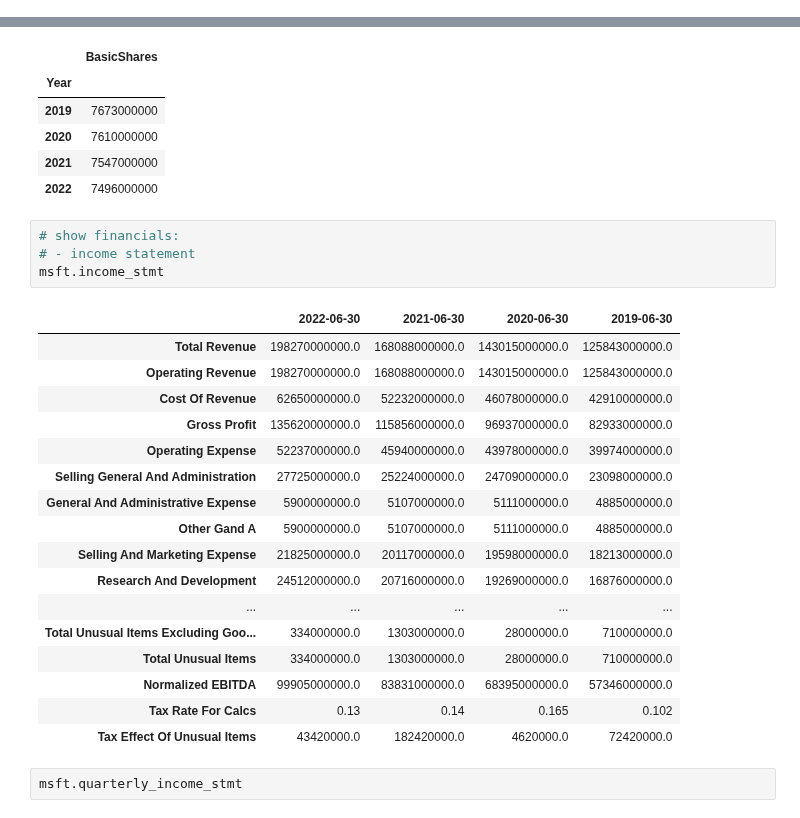
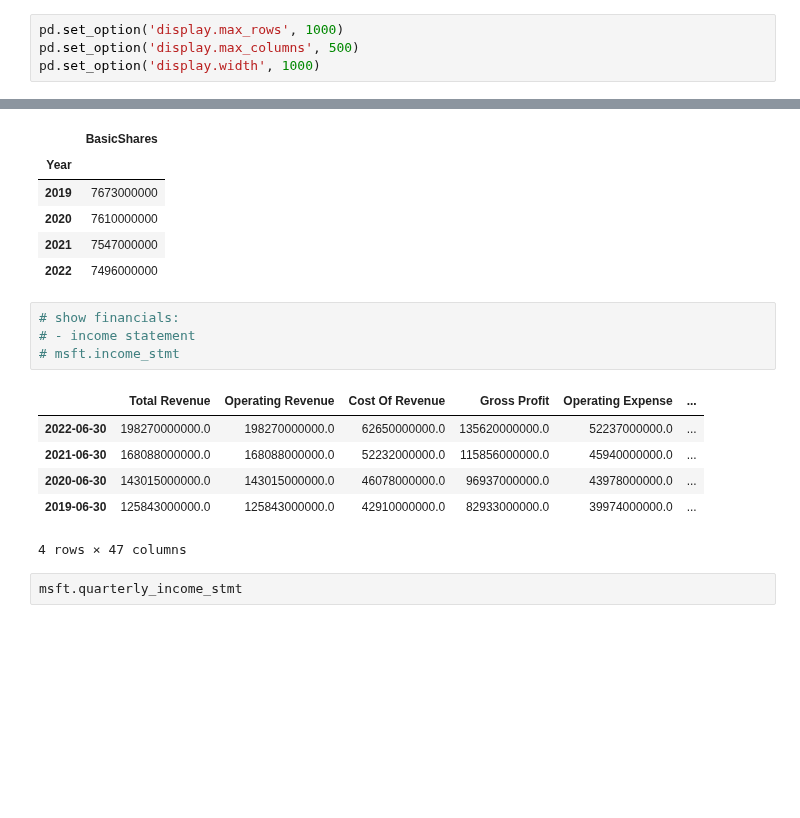
Before and after one commit to ChapnesAl/Tinkoff_Investment, a Jupyter notebook: lessons_and_tests/find_strs/finn.ipynb, the cells around one changed output, grey strips where cells are left out. Cells and saved outputs as stored; diff of their text form; blank space fills up the shorter version.

```diff
--- a/lessons_and_tests/find_strs/finn.ipynb
+++ b/lessons_and_tests/find_strs/finn.ipynb
@@ -5,6 +5,10 @@ import yfinance as yf
 import matplotlib.pyplot as plt
 
 %matplotlib inline
+# %%
+pd.set_option('display.max_rows', 1000)
+pd.set_option('display.max_columns', 500)
+pd.set_option('display.width', 1000)
 # %%
 msft = yf.Ticker("MSFT")
 # %% [markdown]
@@ -122,25 +126,14 @@ msft.shares
 # %%
 # show financials:
 # - income statement
-msft.income_stmt
+# msft.income_stmt
 # %% [output]
-|  | 2022-06-30 | 2021-06-30 | 2020-06-30 | 2019-06-30 |
-| Total Revenue | 198270000000.0 | 168088000000.0 | 143015000000.0 | 125843000000.0 |
-| Operating Revenue | 198270000000.0 | 168088000000.0 | 143015000000.0 | 125843000000.0 |
-| Cost Of Revenue | 62650000000.0 | 52232000000.0 | 46078000000.0 | 42910000000.0 |
-| Gross Profit | 135620000000.0 | 115856000000.0 | 96937000000.0 | 82933000000.0 |
-| Operating Expense | 52237000000.0 | 45940000000.0 | 43978000000.0 | 39974000000.0 |
-| Selling General And Administration | 27725000000.0 | 25224000000.0 | 24709000000.0 | 23098000000.0 |
-| General And Administrative Expense | 5900000000.0 | 5107000000.0 | 5111000000.0 | 4885000000.0 |
-| Other Gand A | 5900000000.0 | 5107000000.0 | 5111000000.0 | 4885000000.0 |
-| Selling And Marketing Expense | 21825000000.0 | 20117000000.0 | 19598000000.0 | 18213000000.0 |
-| Research And Development | 24512000000.0 | 20716000000.0 | 19269000000.0 | 16876000000.0 |
-| ... | ... | ... | ... | ... |
-| Total Unusual Items Excluding Goo... | 334000000.0 | 1303000000.0 | 28000000.0 | 710000000.0 |
-| Total Unusual Items | 334000000.0 | 1303000000.0 | 28000000.0 | 710000000.0 |
-| Normalized EBITDA | 99905000000.0 | 83831000000.0 | 68395000000.0 | 57346000000.0 |
-| Tax Rate For Calcs | 0.13 | 0.14 | 0.165 | 0.102 |
-| Tax Effect Of Unusual Items | 43420000.0 | 182420000.0 | 4620000.0 | 72420000.0 |
+|  | Total Revenue | Operating Revenue | Cost Of Revenue | Gross Profit | Operating Expense | ... |
+| 2022-06-30 | 198270000000.0 | 198270000000.0 | 62650000000.0 | 135620000000.0 | 52237000000.0 | ... |
+| 2021-06-30 | 168088000000.0 | 168088000000.0 | 52232000000.0 | 115856000000.0 | 45940000000.0 | ... |
+| 2020-06-30 | 143015000000.0 | 143015000000.0 | 46078000000.0 | 96937000000.0 | 43978000000.0 | ... |
+| 2019-06-30 | 125843000000.0 | 125843000000.0 | 42910000000.0 | 82933000000.0 | 39974000000.0 | ... |
+4 rows × 47 columns
 # %%
 msft.quarterly_income_stmt
 # %% [output]
```
Also changed, not shown: parts of 2 cells of this notebook, 2 other files.
